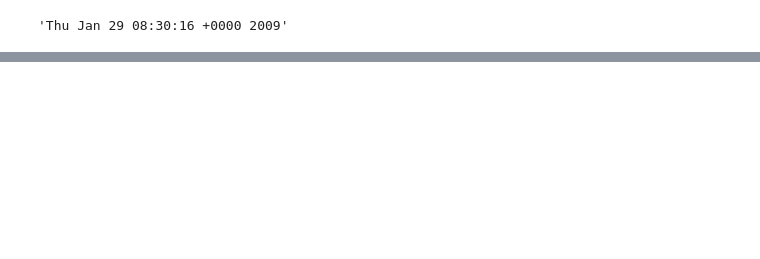
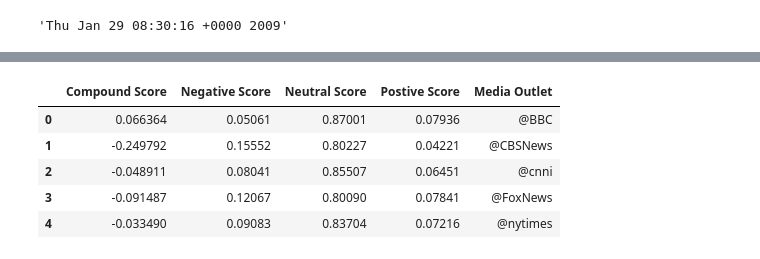
Before and after one commit to sinancengiz/social_analitics, a Jupyter notebook: main.ipynb, the cells around one changed output, grey strips where cells are left out. Drawn from its saved outputs; the diff is of its cells as text; code cells hidden in the pictures; blank space fills up the shorter version.

```diff
--- a/main.ipynb
+++ b/main.ipynb
@@ -144,0 +160,11 @@ ValueError: If using all scalar values, you must pass an index
+# %%
+overall_sentiments_df = pd.DataFrame(user_results_means_list)
+overall_sentiments_df["Media Outlet"] = target_user
+overall_sentiments_df
+# %% [output]
+|  | Compound Score | Negative Score | Neutral Score | Postive Score | Media Outlet |
+| 0 | 0.066364 | 0.05061 | 0.87001 | 0.07936 | @BBC |
+| 1 | -0.249792 | 0.15552 | 0.80227 | 0.04221 | @CBSNews |
+| 2 | -0.048911 | 0.08041 | 0.85507 | 0.06451 | @cnni |
+| 3 | -0.091487 | 0.12067 | 0.80090 | 0.07841 | @FoxNews |
+| 4 | -0.033490 | 0.09083 | 0.83704 | 0.07216 | @nytimes |
```
Also changed, not shown: parts of 9 cells of this notebook.
